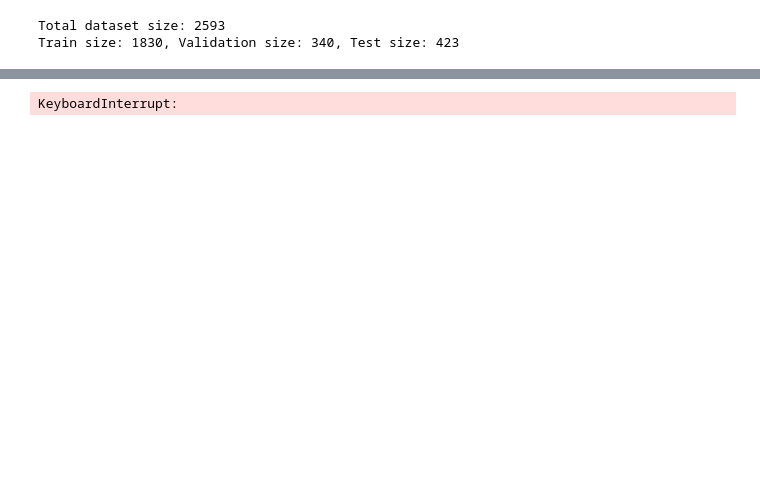
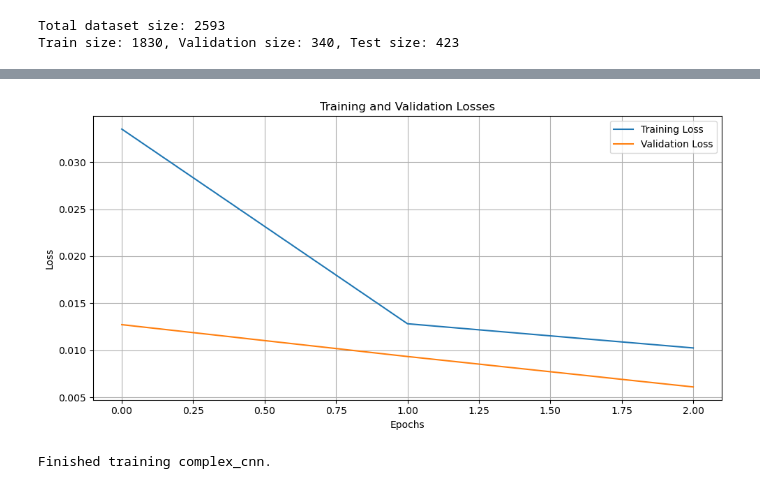
Before and after one commit to Thomas-Bush/dyna-landslide-surrogate, a Jupyter notebook: LandSlideDyna/model/main_pairs.ipynb, the cells around one changed output, grey strips where cells are left out. Saved outputs shown, nothing was run; the diff lists cells and outputs as text; code cells hidden in the pictures; blank space fills up the shorter version.

```diff
--- a/LandSlideDyna/model/main_pairs.ipynb
+++ b/LandSlideDyna/model/main_pairs.ipynb
@@ -137,8 +140,8 @@ for model_info in models:
 
     # Define the loss function and optimizer
     # criterion = nn.MSELoss()
-    # criterion = nn.L1Loss()
-    criterion = CustomDebrisLoss(loss_fn_zero=nn.SmoothL1Loss(), loss_fn_debris=nn.SmoothL1Loss(), debris_weight=0.66)
+    criterion = nn.L1Loss()
+    # criterion = CustomDebrisLoss(loss_fn_zero=nn.SmoothL1Loss(), loss_fn_debris=nn.SmoothL1Loss(), debris_weight=0.66)
     optimizer = Adam(model.parameters(), lr=1e-3)
 
     # Initialize the trainer
@@ -171,4 +169,5 @@ Losses saved to /home/tom/repos/dyna-landslide-surrogate/checkpoints/unet_fullda
+[figure, added]
-KeyboardInterrupt:
+Finished training complex_cnn.
 # %%
 # Evaluate the model on the test set
 print("Plotting losses...")
```
Also changed, not shown: parts of 11 cells of this notebook, 2 other files.
